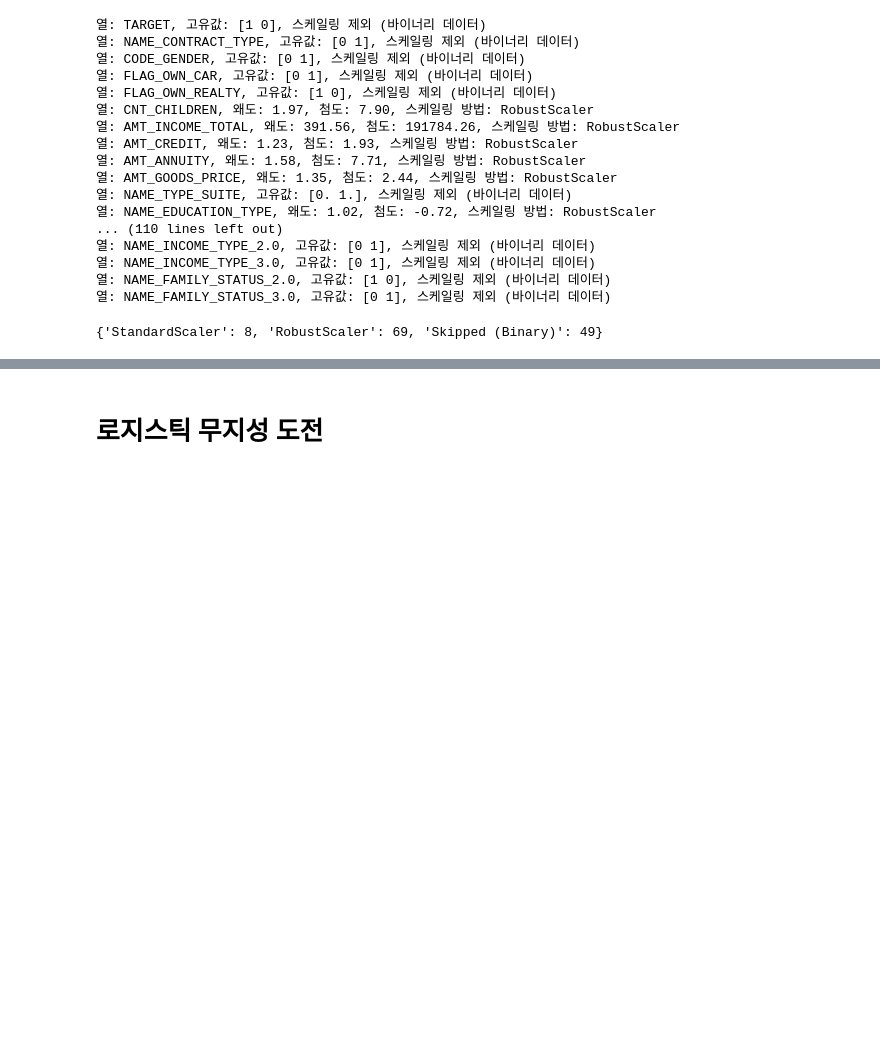
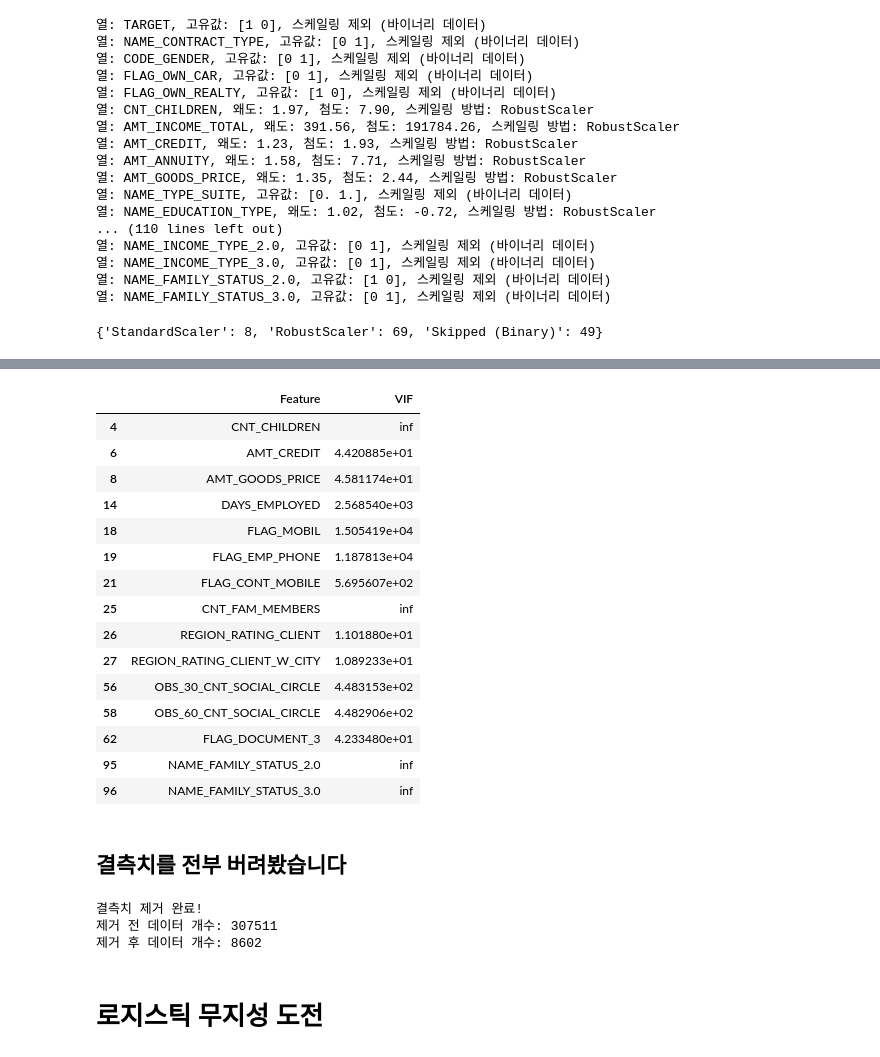
Before and after one commit to ppp1969/DataMining_TeamProject, a Jupyter notebook: restart_pillkyu.ipynb, the cells around one changed output, grey strips where cells are left out. Drawn from its saved outputs; the diff is of its cells as text; code cells hidden in the pictures; blank space fills up the shorter version.

```diff
--- a/restart_pillkyu.ipynb
+++ b/restart_pillkyu.ipynb
@@ -378,0 +511,41 @@ scaled_df.to_csv(r"C:\Users\Administrator\Desktop\scaled_by_skweness_and_kurtosi
+# %%
+import pandas as pd
+from statsmodels.stats.outliers_influence import variance_inflation_factor
+from statsmodels.tools.tools import add_constant
+
+def check_vif_live(df, thresh=10):
+    """
+    VIF 값을 계산하고 한 번 계산할 때마다 출력하는 함수.
+    Parameters:
+        - df (pd.DataFrame): VIF 계산 대상 데이터프레임
+        - thresh (float): VIF 임계값 (기본값: 8)
+    Returns:
+        - pd.DataFrame: VIF가 임계값을 초과하는 변수들 및 VIF 값
+    """
+    vif_df = pd.DataFrame(columns=["Feature", "VIF"])
+
+    print("VIF 계산 시작...\n")
+
+    # VIF 계산
+    for i in range(df.shape[1]):
+        feature_name = df.columns[i]
+        vif_value = variance_inflation_factor(df.values, i)
+        vif_df = pd.concat([vif_df, pd.DataFrame({"Feature": [feature_name], "VIF": [vif_value]})], ignore_index=True)
+
+        # 계산한 VIF 바로 출력
+        print(f"Feature: {feature_name}, VIF: {vif_value:.2f}")
+
+    # VIF가 임계값을 초과하는 변수 필터링
+    high_vif = vif_df[vif_df["VIF"] > thresh]
+
+    print("\nVIF 값이 임계값을 초과하는 변수들:")
+    print(high_vif)
+
+    return high_vif
+
+# 예제: scaled_df에 VIF 확인
+high_vif_features = check_vif_live(df_drop_avg_medi_data)
+
+# VIF가 높은 변수 리스트 출력
+print("\nVIF가 높은 변수들 리스트:")
+print(high_vif_features["Feature"].tolist())
@@ -379,3 +575,36 @@ scaled_df.to_csv(r"C:\Users\Administrator\Desktop\scaled_by_skweness_and_kurtosi
+# %%
+high_vif_features
+# %% [output]
+|  | Feature | VIF |
+| 4 | CNT_CHILDREN | inf |
+| 6 | AMT_CREDIT | 4.420885e+01 |
+| 8 | AMT_GOODS_PRICE | 4.581174e+01 |
+| 14 | DAYS_EMPLOYED | 2.568540e+03 |
+| 18 | FLAG_MOBIL | 1.505419e+04 |
+| 19 | FLAG_EMP_PHONE | 1.187813e+04 |
+| 21 | FLAG_CONT_MOBILE | 5.695607e+02 |
+| 25 | CNT_FAM_MEMBERS | inf |
+| 26 | REGION_RATING_CLIENT | 1.101880e+01 |
+| 27 | REGION_RATING_CLIENT_W_CITY | 1.089233e+01 |
+| 56 | OBS_30_CNT_SOCIAL_CIRCLE | 4.483153e+02 |
+| 58 | OBS_60_CNT_SOCIAL_CIRCLE | 4.482906e+02 |
+| 62 | FLAG_DOCUMENT_3 | 4.233480e+01 |
+| 95 | NAME_FAMILY_STATUS_2.0 | inf |
+| 96 | NAME_FAMILY_STATUS_3.0 | inf |
+# %% [markdown]
+## 결측치를 전부 버려봤습니다
+# %%
+# 결측치가 있는 행 제거
+df_cleaned = df.dropna()
+
+# 결과 확인
+print("결측치 제거 완료!")
+print(f"제거 전 데이터 개수: {len(df)}")
+print(f"제거 후 데이터 개수: {len(df_cleaned)}")
+# %% [output]
+결측치 제거 완료!
+제거 전 데이터 개수: 307511
+제거 후 데이터 개수: 8602
 # %% [markdown]
 # 로지스틱 무지성 도전
 # %%
```
Also changed, not shown: parts of 13 cells of this notebook.
